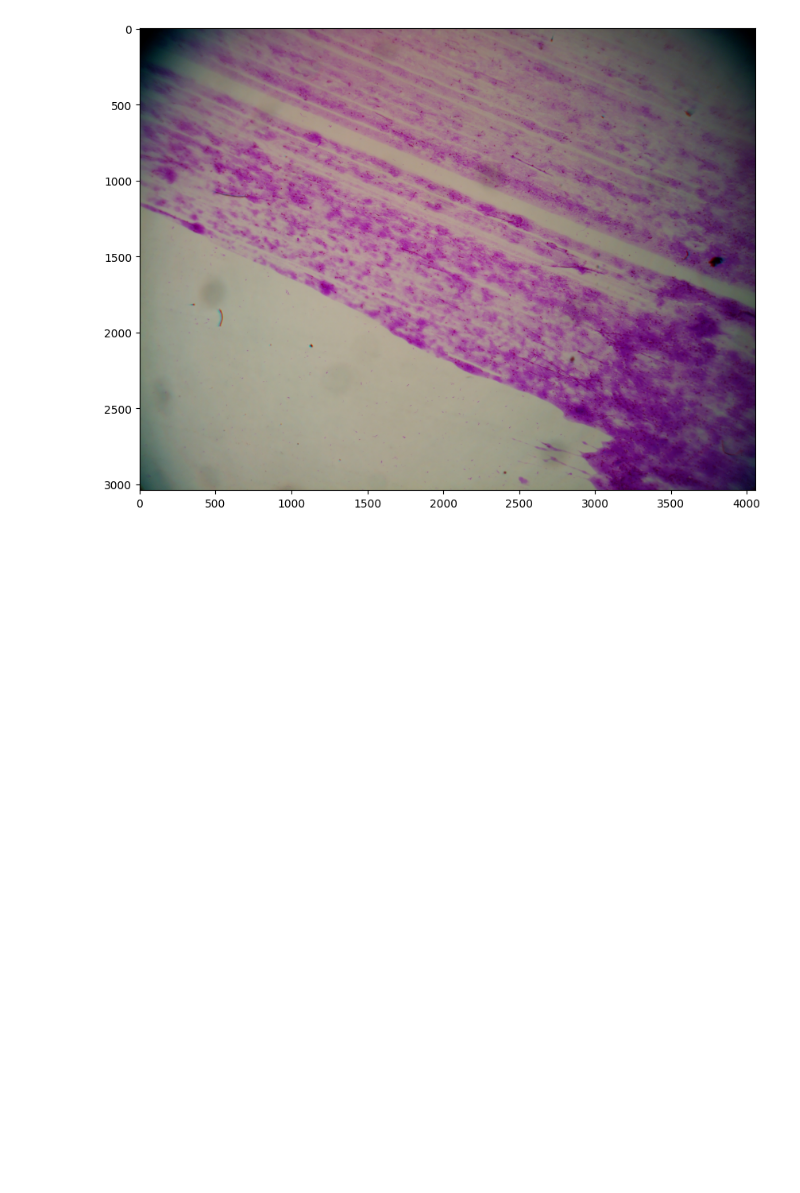
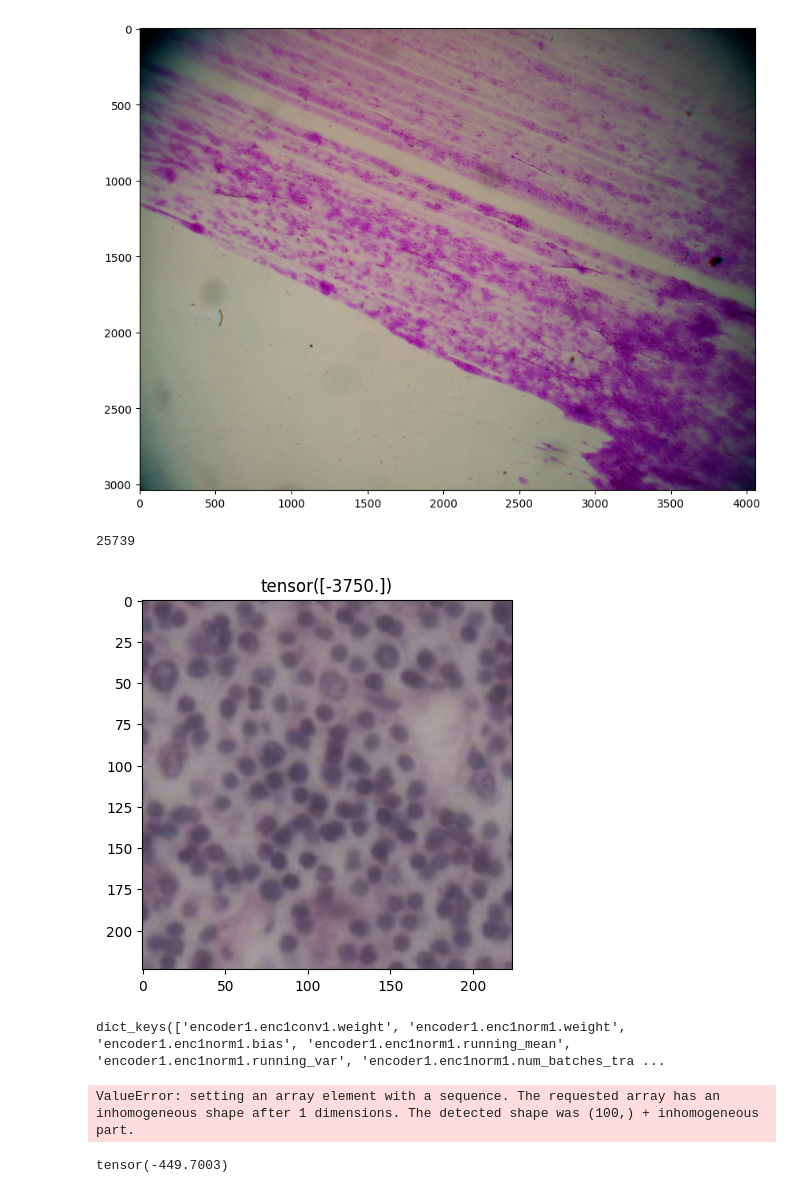
Before and after one commit to max-27/focus_model, a Jupyter notebook: test.ipynb, the cells around one changed output. Saved outputs shown, nothing was run; the diff lists cells and outputs as text; code cells hidden in the pictures; blank space fills up the shorter version.

```diff
--- a/test.ipynb
+++ b/test.ipynb
@@ -114,3 +114,6 @@ path_out = "/n/data2/hms/dbmi/kyu/lab/maf4031/focus_dataset/Inflammation_5/sampl
 # %%
 img_in = io.imread(path_in)
 img_out = io.imread(path_out)
+# %%
+#path = "/home/maf4031/focus_model/data/test/same_test_dataset.pt"
+path = "/home/maf4031/focus_model/data/jiang_datasets/dataset_patch_train.pt"
@@ -116,0 +124,3 @@ img_out = io.imread(path_out)
+# %%
+d = torch.load(path)
+d.transform = transforms.Compose([transforms.ToTensor(), transforms.Normalize((0), (1))])
@@ -116,0 +133,11 @@ img_out = io.imread(path_out)
+# %%
+len(data_val)
+# %% [output]
+25739
+# %%
+i = 1400
+plt.imshow(d[i][0].numpy().squeeze().transpose(1, 2, 0))
+plt.title(d[i][1])
+plt.show()
+# %% [output]
+[figure, added]
@@ -116,0 +147,4 @@ img_out = io.imread(path_out)
+# %%
+state_dict.keys()
+# %% [output]
+dict_keys(['encoder1.enc1conv1.weight', 'encoder1.enc1norm1.weight', 'encoder1.enc1norm1.bias', 'encoder1.enc1norm1.running_mean', 'encoder1.enc1norm1.running_var', 'encoder1.enc1norm1.num_batches_tra ...
@@ -116,0 +162,14 @@ img_out = io.imread(path_out)
+# %%
+from tqdm import tqdm
+
+error = []
+for idx, (x,y, _) in enumerate(tqdm(data_val)):
+    if idx == 100:
+        break
+    with torch.no_grad():
+        pred = model(x.unsqueeze(0))
+        target = y
+    error.append(abs(target-pred.item()))
+print(np.mean(error))
+# %% [output]
+ValueError: setting an array element with a sequence. The requested array has an inhomogeneous shape after 1 dimensions. The detected shape was (100,) + inhomogeneous part.
@@ -116,0 +185,4 @@ img_out = io.imread(path_out)
+# %%
+df['s104_l1_defocus-2800.jpg'].mean()
+# %% [output]
+tensor(-449.7003)
```
Also changed, not shown: parts of 11 cells of this notebook, 14 other files.
